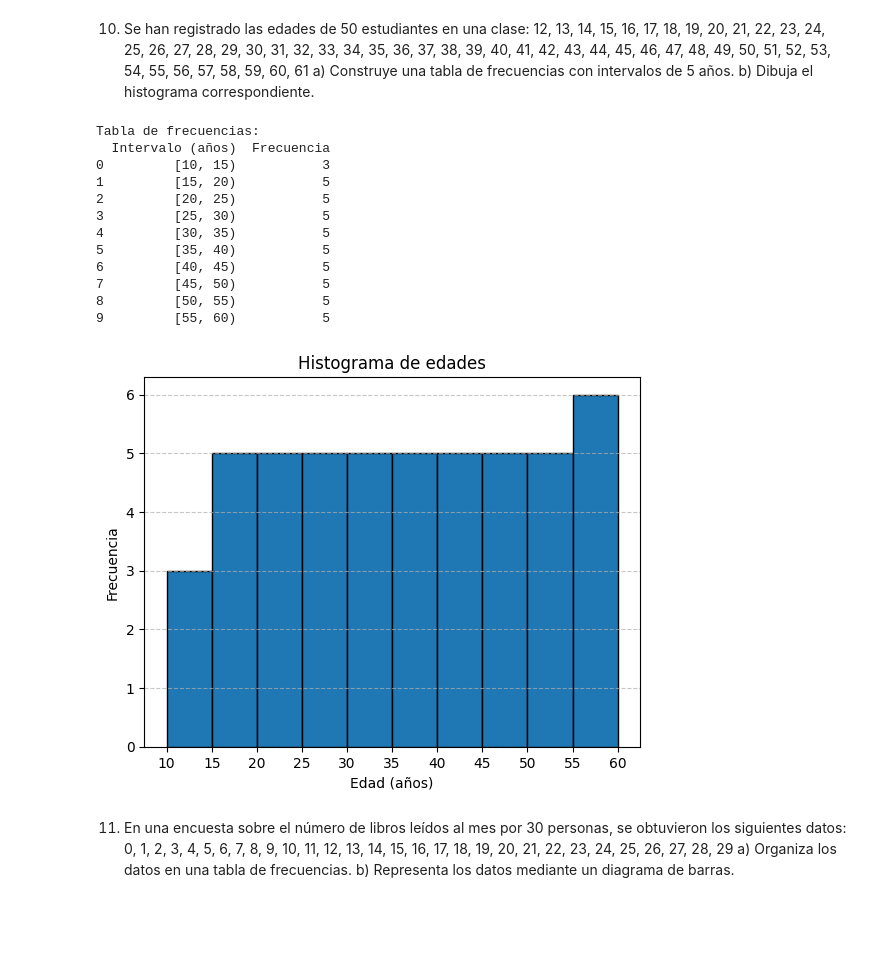
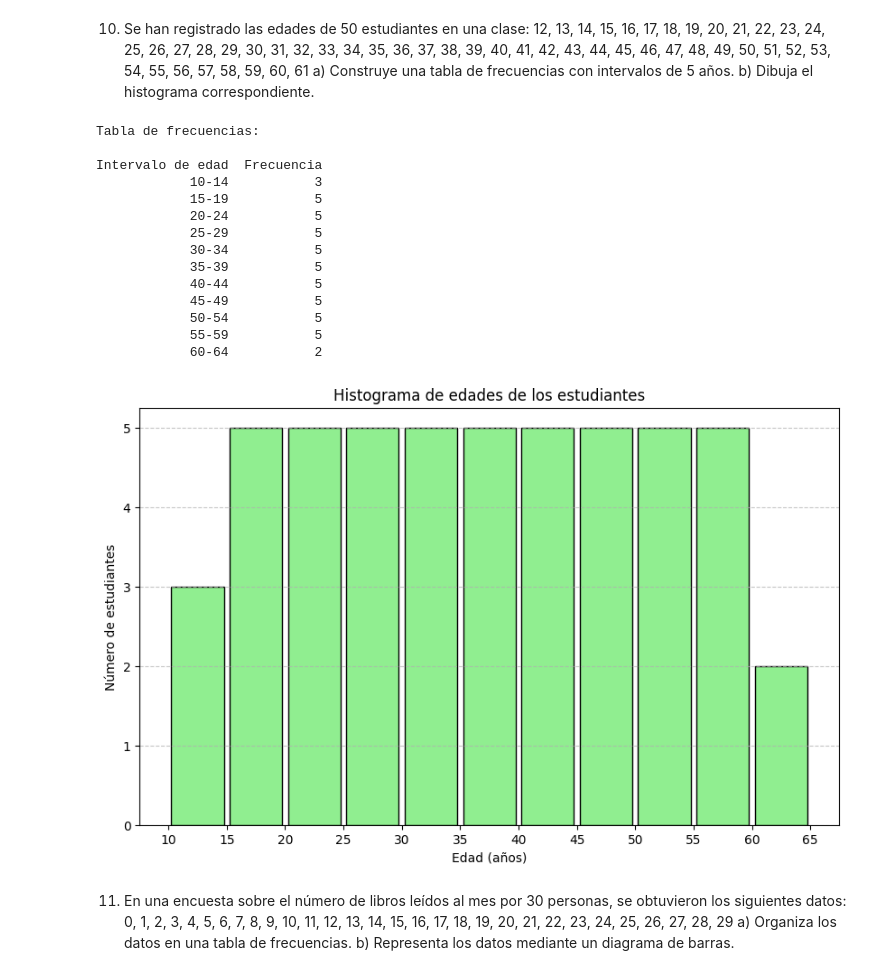
Before and after one commit to luisantoniounocc/PRACTICA_CALIFICADA, a Jupyter notebook: PRACTICA_CALIFICADA_matplotlib.ipynb, the cells around one changed output. Saved outputs shown, nothing was run; the diff lists cells and outputs as text; code cells hidden in the pictures; blank space fills up the shorter version.

```diff
--- a/PRACTICA_CALIFICADA_matplotlib.ipynb
+++ b/PRACTICA_CALIFICADA_matplotlib.ipynb
@@ -194,56 +364,61 @@ Tabla estadística:
 a) Construye una tabla de frecuencias con intervalos de 5 años.
 b) Dibuja el histograma correspondiente.
 # %%
+import numpy as np
 import pandas as pd
 import matplotlib.pyplot as plt
-import numpy as np
 
-# Datos
-edades = [
-    12, 13, 14, 15, 16, 17, 18, 19, 20, 21, 22, 23, 24, 25, 26, 27, 28, 29, 30, 31,
-    32, 33, 34, 35, 36, 37, 38, 39, 40, 41, 42, 43, 44, 45, 46, 47, 48, 49, 50, 51,
+# --- Datos ---
+edades = np.array([
+    12, 13, 14, 15, 16, 17, 18, 19, 20, 21,
+    22, 23, 24, 25, 26, 27, 28, 29, 30, 31,
+    32, 33, 34, 35, 36, 37, 38, 39, 40, 41,
+    42, 43, 44, 45, 46, 47, 48, 49, 50, 51,
     52, 53, 54, 55, 56, 57, 58, 59, 60, 61
-]
+])
 
-# Definir intervalos de 5 en 5 años
-bins = list(range(10, 65, 5))  # de 10 a 60, pasos de 5
-labels = [f"[{bins[i]}, {bins[i+1]})" for i in range(len(bins)-1)]
+# --- a) Tabla de frecuencias ---
+# Definir intervalos de 5 años
+bins = np.arange(10, 66, 5)  # 10,15,20,...,60,65
+labels = [f"{bins[i]}-{bins[i+1]-1}" for i in range(len(bins)-1)]
 
-# Calcular frecuencias
-tabla_frec = pd.cut(edades, bins=bins, right=False, labels=labels)
-frecuencias = tabla_frec.value_counts().sort_index()
+# Clasificar edades en intervalos
+categorias = pd.cut(edades, bins=bins, right=False, labels=labels)
+frecuencia = categorias.value_counts().sort_index()
 
-# Crear tabla
+# Crear DataFrame de la tabla de frecuencias
 tabla = pd.DataFrame({
-    "Intervalo (años)": labels,
-    "Frecuencia": frecuencias.values
+    "Intervalo de edad": frecuencia.index,
+    "Frecuencia": frecuencia.values
 })
+print("Tabla de frecuencias:\n")
+print(tabla.to_string(index=False))
 
-print("Tabla de frecuencias:")
-print(tabla)
-
-# Dibujar histograma
-plt.hist(edades, bins=bins, edgecolor="black")
+# --- b) Histograma ---
+plt.figure(figsize=(10,6))
+plt.hist(edades, bins=bins, color='lightgreen', edgecolor='black', rwidth=0.9)
 plt.xlabel("Edad (años)")
-plt.ylabel("Frecuencia")
-plt.title("Histograma de edades")
+plt.ylabel("Número de estudiantes")
+plt.title("Histograma de edades de los estudiantes")
 plt.xticks(bins)
 plt.grid(axis='y', linestyle='--', alpha=0.7)
 plt.show()
 # %% [output]
 Tabla de frecuencias:
-  Intervalo (años)  Frecuencia
-0         [10, 15)           3
-1         [15, 20)           5
-2         [20, 25)           5
-3         [25, 30)           5
-4         [30, 35)           5
-5         [35, 40)           5
-6         [40, 45)           5
-7         [45, 50)           5
-8         [50, 55)           5
-9         [55, 60)           5
+
+Intervalo de edad  Frecuencia
+            10-14           3
+            15-19           5
+            20-24           5
+            25-29           5
+            30-34           5
+            35-39           5
+            40-44           5
+            45-49           5
+            50-54           5
+            55-59           5
+            60-64           2
-[figure, old version]
+[figure, new version]
 # %% [markdown]
 11. En una encuesta sobre el número de libros leídos al mes por 30 personas, se
 obtuvieron los siguientes datos:
```
Also changed, not shown: parts of 17 cells of this notebook.
